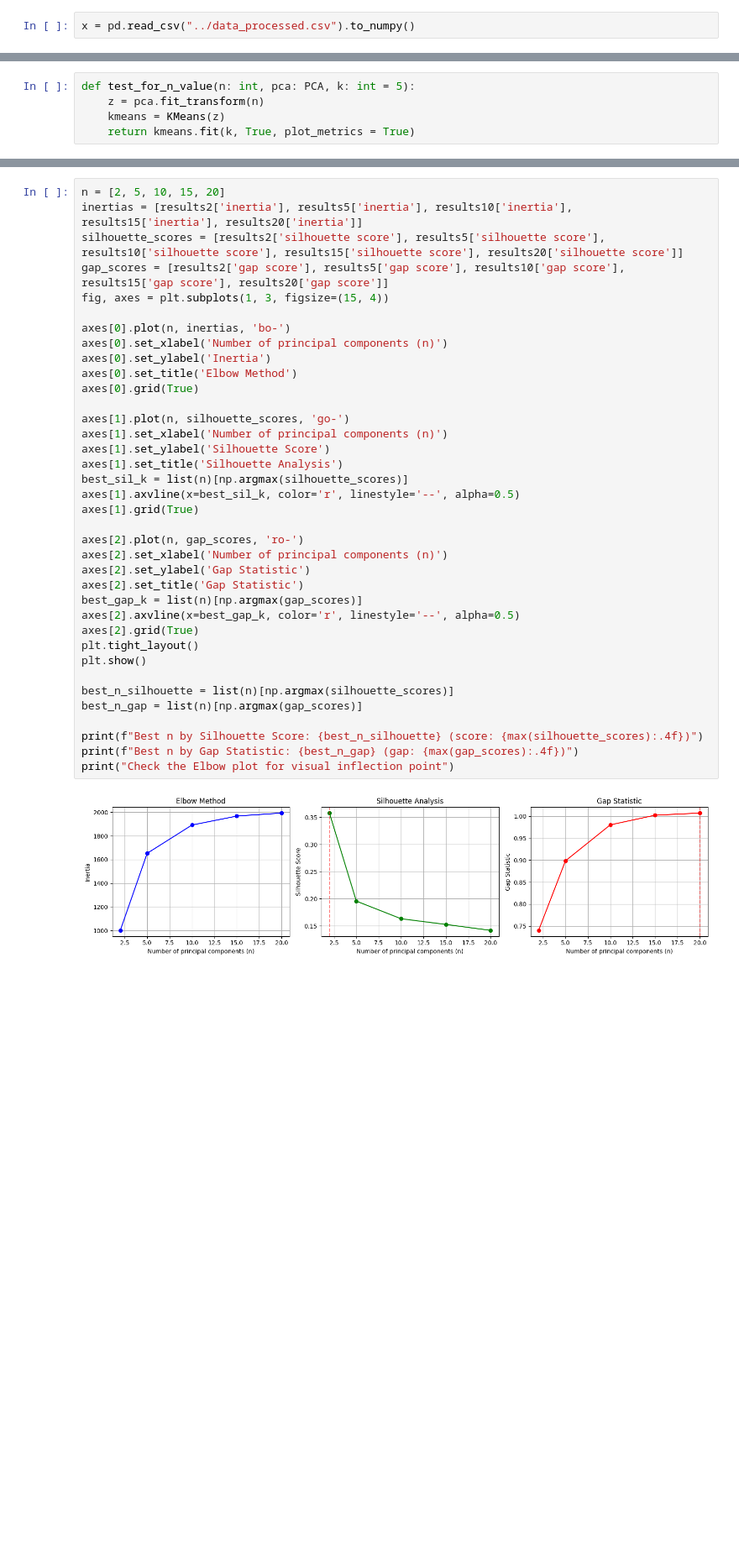
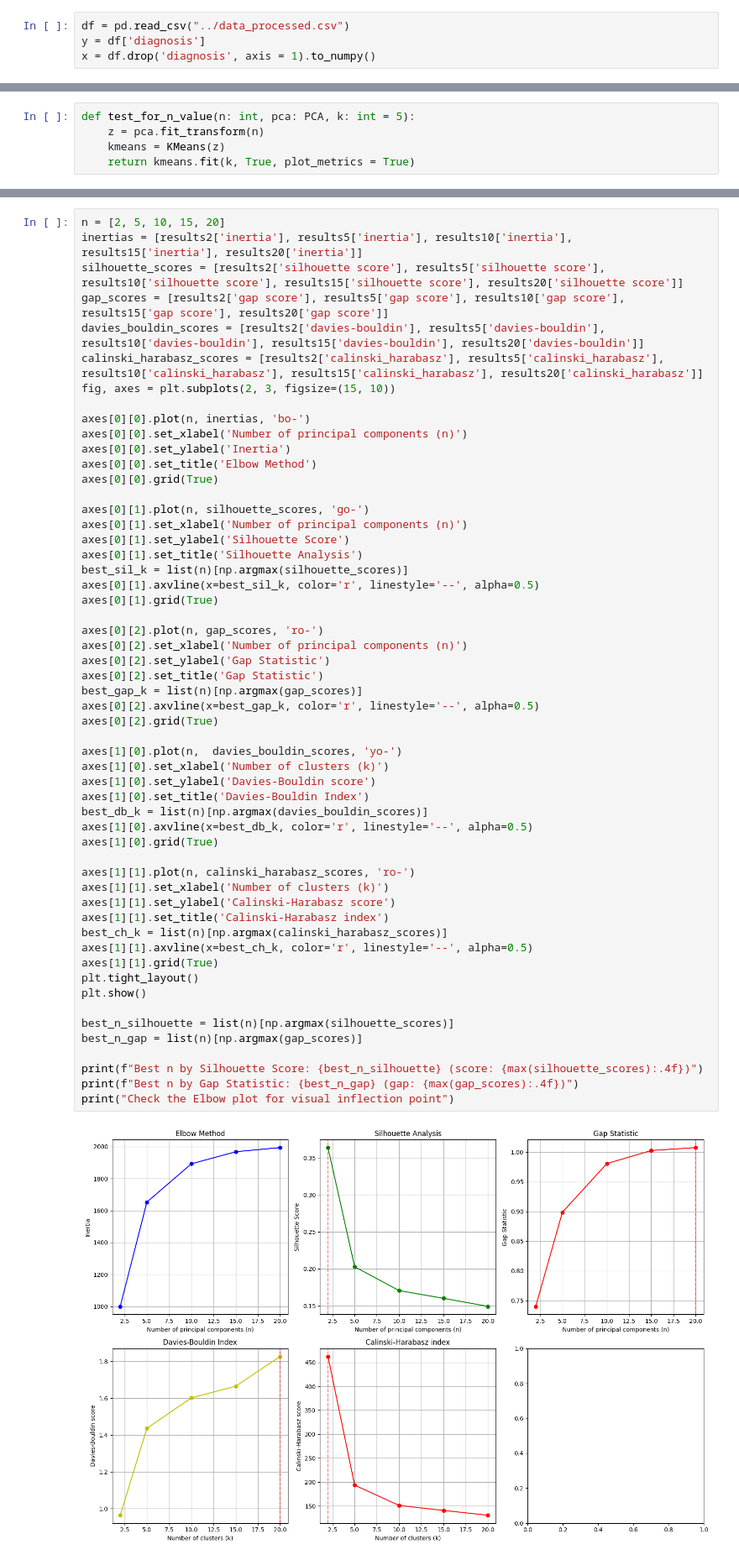
Before and after one commit to minareda417/Unsupervised-learning, a Jupyter notebook: k-means/kmeans_after_pca.ipynb, the cells around one changed output, grey strips where cells are left out. Shown at 84% size. Drawn from its saved outputs; the diff is of its cells as text; blank space fills up the shorter version.

```diff
--- a/k-means/kmeans_after_pca.ipynb
+++ b/k-means/kmeans_after_pca.ipynb
@@ -5,7 +7,9 @@ import numpy as np
 from KMeans import KMeans
 from PCA import PCA
 # %%
-x = pd.read_csv("../data_processed.csv").to_numpy()
+df = pd.read_csv("../data_processed.csv")
+y = df['diagnosis']
+x = df.drop('diagnosis', axis = 1).to_numpy()
 # %%
 pca = PCA(x)
 # %%
@@ -79,39 +93,57 @@ Gap score = 1.0074653268086173
 # %%
 n = [2, 5, 10, 15, 20]
 inertias = [results2['inertia'], results5['inertia'], results10['inertia'], results15['inertia'], results20['inertia']]
 silhouette_scores = [results2['silhouette score'], results5['silhouette score'], results10['silhouette score'], results15['silhouette score'], results20['silhouette score']]
 gap_scores = [results2['gap score'], results5['gap score'], results10['gap score'], results15['gap score'], results20['gap score']]
-fig, axes = plt.subplots(1, 3, figsize=(15, 4))
+davies_bouldin_scores = [results2['davies-bouldin'], results5['davies-bouldin'], results10['davies-bouldin'], results15['davies-bouldin'], results20['davies-bouldin']]
+calinski_harabasz_scores = [results2['calinski_harabasz'], results5['calinski_harabasz'], results10['calinski_harabasz'], results15['calinski_harabasz'], results20['calinski_harabasz']]
+fig, axes = plt.subplots(2, 3, figsize=(15, 10))
 
-axes[0].plot(n, inertias, 'bo-')
-axes[0].set_xlabel('Number of principal components (n)')
-axes[0].set_ylabel('Inertia')
-axes[0].set_title('Elbow Method')
-axes[0].grid(True)
+axes[0][0].plot(n, inertias, 'bo-')
+axes[0][0].set_xlabel('Number of principal components (n)')
+axes[0][0].set_ylabel('Inertia')
+axes[0][0].set_title('Elbow Method')
+axes[0][0].grid(True)
 
-axes[1].plot(n, silhouette_scores, 'go-')
-axes[1].set_xlabel('Number of principal components (n)')
-axes[1].set_ylabel('Silhouette Score')
-axes[1].set_title('Silhouette Analysis')
+axes[0][1].plot(n, silhouette_scores, 'go-')
+axes[0][1].set_xlabel('Number of principal components (n)')
+axes[0][1].set_ylabel('Silhouette Score')
+axes[0][1].set_title('Silhouette Analysis')
 best_sil_k = list(n)[np.argmax(silhouette_scores)]
-axes[1].axvline(x=best_sil_k, color='r', linestyle='--', alpha=0.5)
-axes[1].grid(True)
+axes[0][1].axvline(x=best_sil_k, color='r', linestyle='--', alpha=0.5)
+axes[0][1].grid(True)
 
-axes[2].plot(n, gap_scores, 'ro-')
-axes[2].set_xlabel('Number of principal components (n)')
-axes[2].set_ylabel('Gap Statistic')
-axes[2].set_title('Gap Statistic')
+axes[0][2].plot(n, gap_scores, 'ro-')
+axes[0][2].set_xlabel('Number of principal components (n)')
+axes[0][2].set_ylabel('Gap Statistic')
+axes[0][2].set_title('Gap Statistic')
 best_gap_k = list(n)[np.argmax(gap_scores)]
-axes[2].axvline(x=best_gap_k, color='r', linestyle='--', alpha=0.5)
-axes[2].grid(True)
+axes[0][2].axvline(x=best_gap_k, color='r', linestyle='--', alpha=0.5)
+axes[0][2].grid(True)
+
+axes[1][0].plot(n,  davies_bouldin_scores, 'yo-')
+axes[1][0].set_xlabel('Number of clusters (k)')
+axes[1][0].set_ylabel('Davies-Bouldin score')
+axes[1][0].set_title('Davies-Bouldin Index')
+best_db_k = list(n)[np.argmax(davies_bouldin_scores)]
+axes[1][0].axvline(x=best_db_k, color='r', linestyle='--', alpha=0.5)
+axes[1][0].grid(True)
+
+axes[1][1].plot(n, calinski_harabasz_scores, 'ro-')
+axes[1][1].set_xlabel('Number of clusters (k)')
+axes[1][1].set_ylabel('Calinski-Harabasz score')
+axes[1][1].set_title('Calinski-Harabasz index')
+best_ch_k = list(n)[np.argmax(calinski_harabasz_scores)]
+axes[1][1].axvline(x=best_ch_k, color='r', linestyle='--', alpha=0.5)
+axes[1][1].grid(True)
 plt.tight_layout()
 plt.show()
 
 best_n_silhouette = list(n)[np.argmax(silhouette_scores)]
 best_n_gap = list(n)[np.argmax(gap_scores)]
 
 print(f"Best n by Silhouette Score: {best_n_silhouette} (score: {max(silhouette_scores):.4f})")
 print(f"Best n by Gap Statistic: {best_n_gap} (gap: {max(gap_scores):.4f})")
 print("Check the Elbow plot for visual inflection point")
 # %% [output]
-[figure, old version]
+[figure, new version]
```
Also changed, not shown: parts of 9 cells of this notebook, 4 other files.
